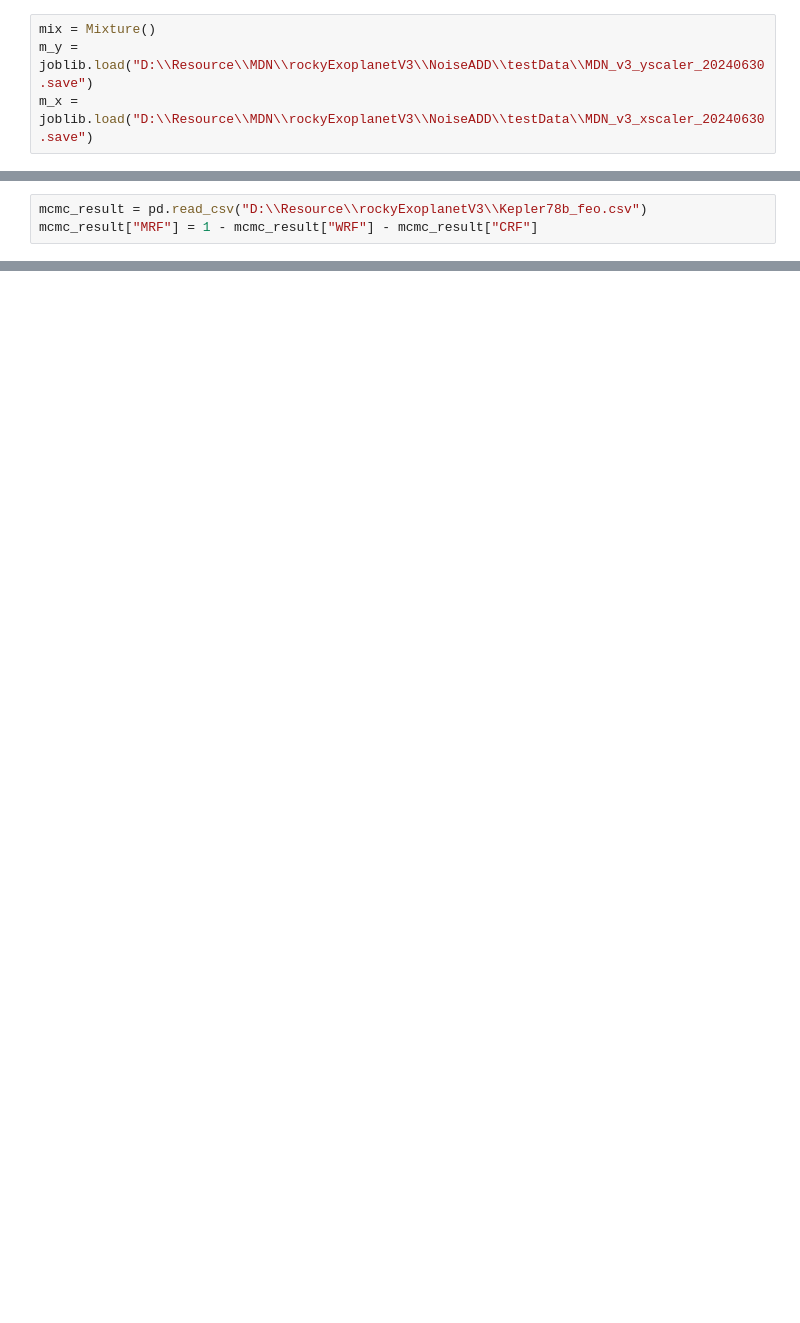
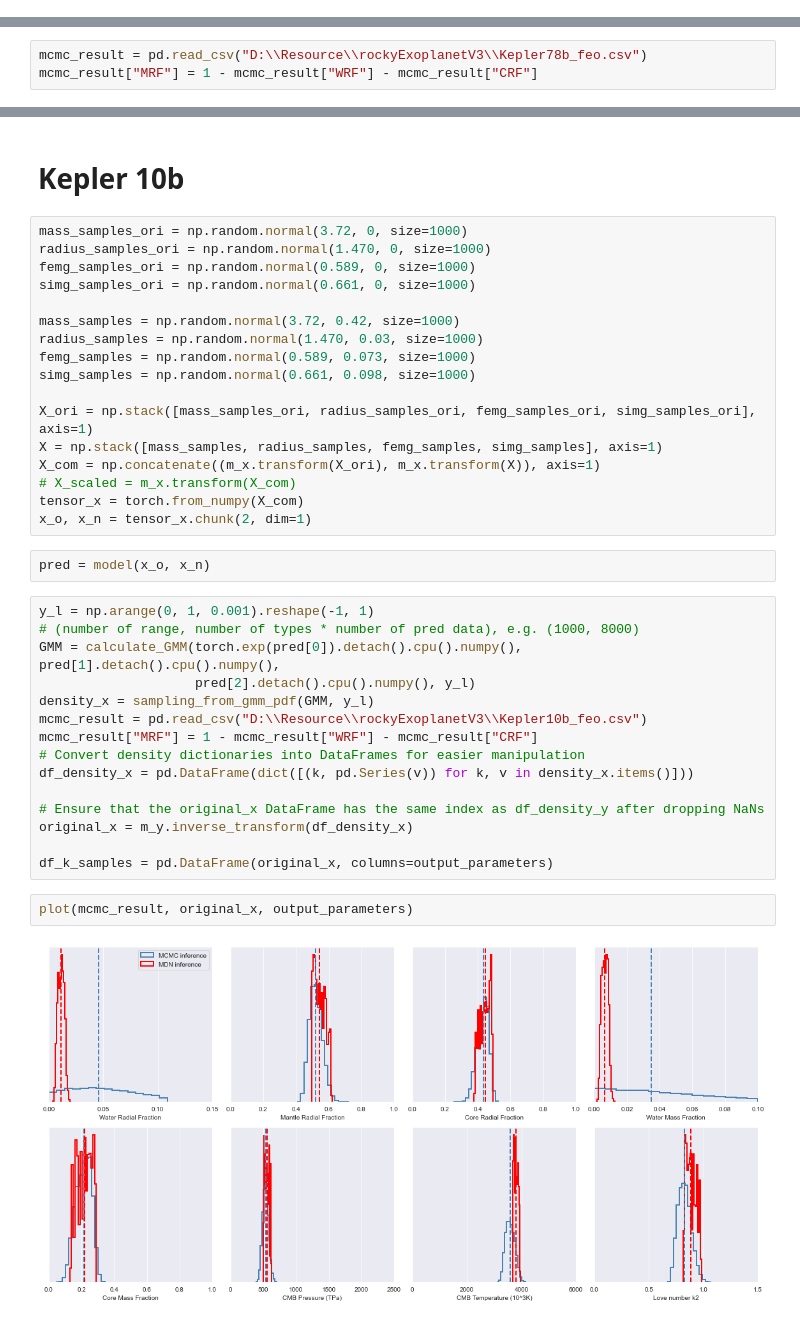
Before and after one commit to ArdenteX/Rockey_Reconstruction, a Jupyter notebook: Rock/rockyExoplanetV3Comparation.ipynb, the cells around one changed output, grey strips where cells are left out. Saved outputs shown, nothing was run; the diff lists cells and outputs as text; blank space fills up the shorter version.

```diff
--- a/Rock/rockyExoplanetV3Comparation.ipynb
+++ b/Rock/rockyExoplanetV3Comparation.ipynb
@@ -241,4 +443,0 @@ def calculate_GMM(p, m, s, y_label):
-# %%
-mix = Mixture()
-m_y = joblib.load("D:\\Resource\\MDN\\rockyExoplanetV3\\NoiseADD\\testData\\MDN_v3_yscaler_20240630.save")
-m_x = joblib.load("D:\\Resource\\MDN\\rockyExoplanetV3\\NoiseADD\\testData\\MDN_v3_xscaler_20240630.save")
@@ -304,0 +547,40 @@ plt.show()
+# %% [markdown]
+# Kepler 10b
+# %%
+mass_samples_ori = np.random.normal(3.72, 0, size=1000)
+radius_samples_ori = np.random.normal(1.470, 0, size=1000)
+femg_samples_ori = np.random.normal(0.589, 0, size=1000)
+simg_samples_ori = np.random.normal(0.661, 0, size=1000)
+
+mass_samples = np.random.normal(3.72, 0.42, size=1000)
+radius_samples = np.random.normal(1.470, 0.03, size=1000)
+femg_samples = np.random.normal(0.589, 0.073, size=1000)
+simg_samples = np.random.normal(0.661, 0.098, size=1000)
+
+X_ori = np.stack([mass_samples_ori, radius_samples_ori, femg_samples_ori, simg_samples_ori], axis=1)
+X = np.stack([mass_samples, radius_samples, femg_samples, simg_samples], axis=1)
+X_com = np.concatenate((m_x.transform(X_ori), m_x.transform(X)), axis=1)
+# X_scaled = m_x.transform(X_com)
+tensor_x = torch.from_numpy(X_com)
+x_o, x_n = tensor_x.chunk(2, dim=1)
+# %%
+pred = model(x_o, x_n)
+# %%
+y_l = np.arange(0, 1, 0.001).reshape(-1, 1)
+# (number of range, number of types * number of pred data), e.g. (1000, 8000)
+GMM = calculate_GMM(torch.exp(pred[0]).detach().cpu().numpy(), pred[1].detach().cpu().numpy(),
+                    pred[2].detach().cpu().numpy(), y_l)
+density_x = sampling_from_gmm_pdf(GMM, y_l)
+mcmc_result = pd.read_csv("D:\\Resource\\rockyExoplanetV3\\Kepler10b_feo.csv")
+mcmc_result["MRF"] = 1 - mcmc_result["WRF"] - mcmc_result["CRF"]
+# Convert density dictionaries into DataFrames for easier manipulation
+df_density_x = pd.DataFrame(dict([(k, pd.Series(v)) for k, v in density_x.items()]))
+
+# Ensure that the original_x DataFrame has the same index as df_density_y after dropping NaNs
+original_x = m_y.inverse_transform(df_density_x)
+
+df_k_samples = pd.DataFrame(original_x, columns=output_parameters)
+# %%
+plot(mcmc_result, original_x, output_parameters)
+# %% [output]
+[figure, added]
```
Also changed, not shown: parts of 59 cells of this notebook, 7 other files.
